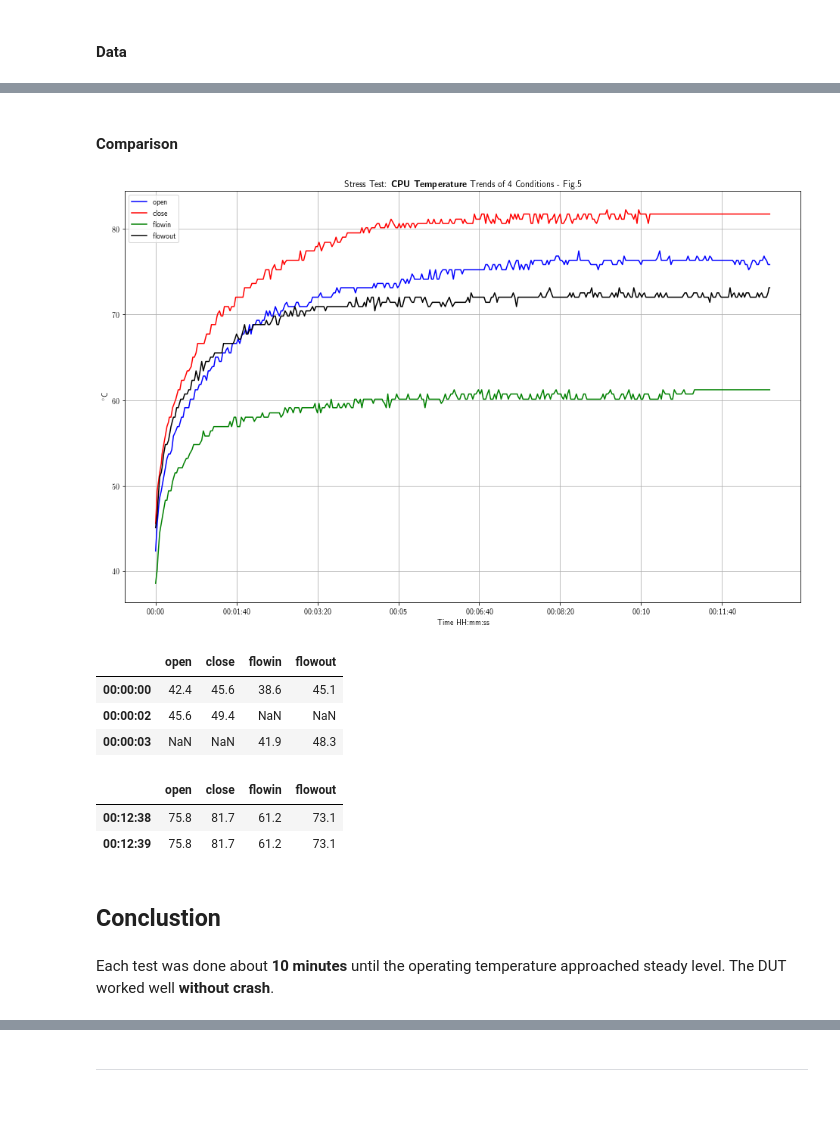
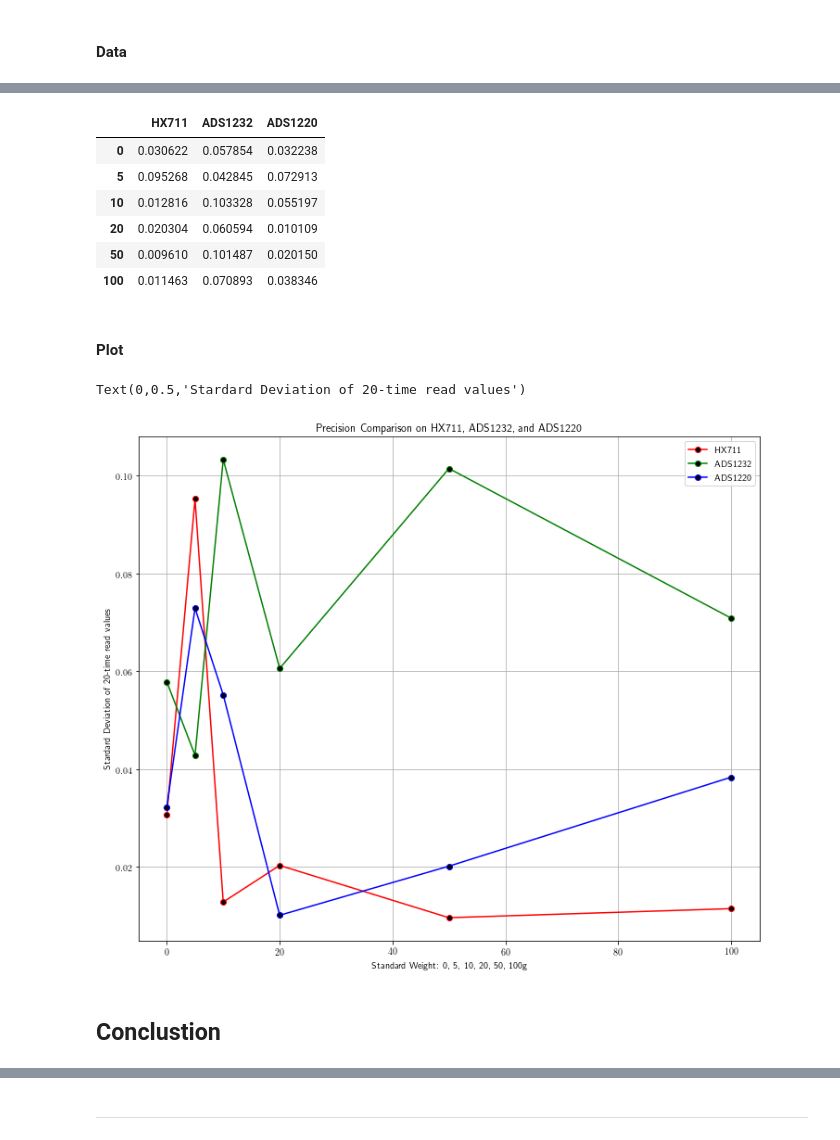
Before and after one commit to iPAS/Mbed_LoRa_Loadcell, a Jupyter notebook: experiment/adcs_hx711_ads1232_ads1220_precision_test.ipynb, the cells around one changed output, grey strips where cells are left out. Saved outputs shown, nothing was run; the diff lists cells and outputs as text; code cells hidden in the pictures; blank space fills up the shorter version.

Commit message:
The result

```diff
--- a/experiment/adcs_hx711_ads1232_ads1220_precision_test.ipynb
+++ b/experiment/adcs_hx711_ads1232_ads1220_precision_test.ipynb
@@ -59,3 +53,12 @@ file:///home/ipas/Dat/NECTEC/20200323_Structure_Monitoring_with_SIIT_Lab/test-st
+# %%
+result_paths_hx711   = "HX711.txt"
+result_paths_ads1232 = "ADS1232.txt"
+result_paths_ads1220 = "ADS1220.txt"
+result_paths = {'HX711'   : result_paths_hx711,
+                'ADS1232' : result_paths_ads1232,
+                'ADS1220' : result_paths_ads1220}
+
+tested_weights = [0, 5, 10, 20, 50, 100]
 # %% [markdown]
 #### Script
 # %%
@@ -85,11 +102,0 @@ def get_data_from_file(filename):
-# %%
-def make_df_from_file(filename):
-    df = pd.DataFrame(get_data_from_file(filename))
-    df['cpu'] = pd.to_numeric(df['cpu'])
-    df['air'] = pd.to_numeric(df['air'])
-    df['timestamp'] = pd.to_datetime(df['timestamp'])
-    df['timestamp'] = pd.to_datetime(df['timestamp'] - df['timestamp'][0])  # Make time diff
-    #df['timestamp'] = pd.to_timedelta(df['timestamp'].dt.total_seconds(), unit='s')
-    df['timestamp'] = df['timestamp'].dt.time  # only time shown
-    df = df.set_index('timestamp')
-    return df
@@ -101,2 +103,13 @@ def plot_result(df, title_suffix='', **kwargs):
+# %%
+def make_df_from_file(fpath, sel='mass'):
+    results = get_data_from_file(fpath)
+    sel_results = { std_weight:
+                   {
+#                        'mean': np.mean([ float(t[sel]) for t in tests ]),
+                       'std' : np.std( [ float(t[sel]) for t in tests ])
+#                         i: float(t[sel]) for i, t in enumerate(tests)
+                   }
+                   for std_weight, tests in results.items() }
+    return pd.DataFrame(sel_results)
 # %% [markdown]
 #### Data
@@ -131,2 +116,15 @@ plt.tight_layout()
+# %%
+df_mass = pd.concat([ make_df_from_file(p).transpose().rename(columns={'std':k})
+                     for k, p in result_paths.items() ], sort=False, axis=1, join='outer')
+# %%
+df_mass
+# %% [output]
+|  | HX711 | ADS1232 | ADS1220 |
+| 0 | 0.030622 | 0.057854 | 0.032238 |
+| 5 | 0.095268 | 0.042845 | 0.072913 |
+| 10 | 0.012816 | 0.103328 | 0.055197 |
+| 20 | 0.020304 | 0.060594 | 0.010109 |
+| 50 | 0.009610 | 0.101487 | 0.020150 |
+| 100 | 0.011463 | 0.070893 | 0.038346 |
 # %% [markdown]
-#### Comparison
+#### Plot
@@ -138,22 +131,11 @@ df_cpu_comparison = pd.concat([df_open['cpu'].rename('open'),
-# %%
-plot_result(df_cpu_comparison.interpolate(), title_suffix=r': \textbf{CPU Temperature} Trends of 4 Conditions - Fig.5', figsize=(16,10))
-# %% [output]
-[figure, removed]
-# %%
-df_cpu_comparison.head(n=3)
-# %% [output]
-|  | open | close | flowin | flowout |
-| 00:00:00 | 42.4 | 45.6 | 38.6 | 45.1 |
-| 00:00:02 | 45.6 | 49.4 | NaN | NaN |
-| 00:00:03 | NaN | NaN | 41.9 | 48.3 |
-# %%
-df_cpu_comparison.interpolate().tail(n=2)
-# %% [output]
-|  | open | close | flowin | flowout |
-| 00:12:38 | 75.8 | 81.7 | 61.2 | 73.1 |
-| 00:12:39 | 75.8 | 81.7 | 61.2 | 73.1 |
+# %%
+ax = df_mass.plot(title='Precision Comparison on HX711, ADS1232, and ADS1220',
+                  grid=True, color='rgb', figsize=(12,10),
+                  markevery=1, marker='o', markerfacecolor='black')
+ax.set_xlabel('Standard Weight: 0, 5, 10, 20, 50, 100g')
+ax.set_ylabel('Stardard Deviation of 20-time read values')
+# %% [output]
+Text(0,0.5,'Stardard Deviation of 20-time read values')
+[figure, added]
 # %% [markdown]
 ## Conclustion
-# %% [markdown]
-Each test was done about __10 minutes__ until the operating temperature approached steady level.
-The DUT worked well __without crash__.
```
Also changed, not shown: parts of 19 cells of this notebook, 4 other files.
